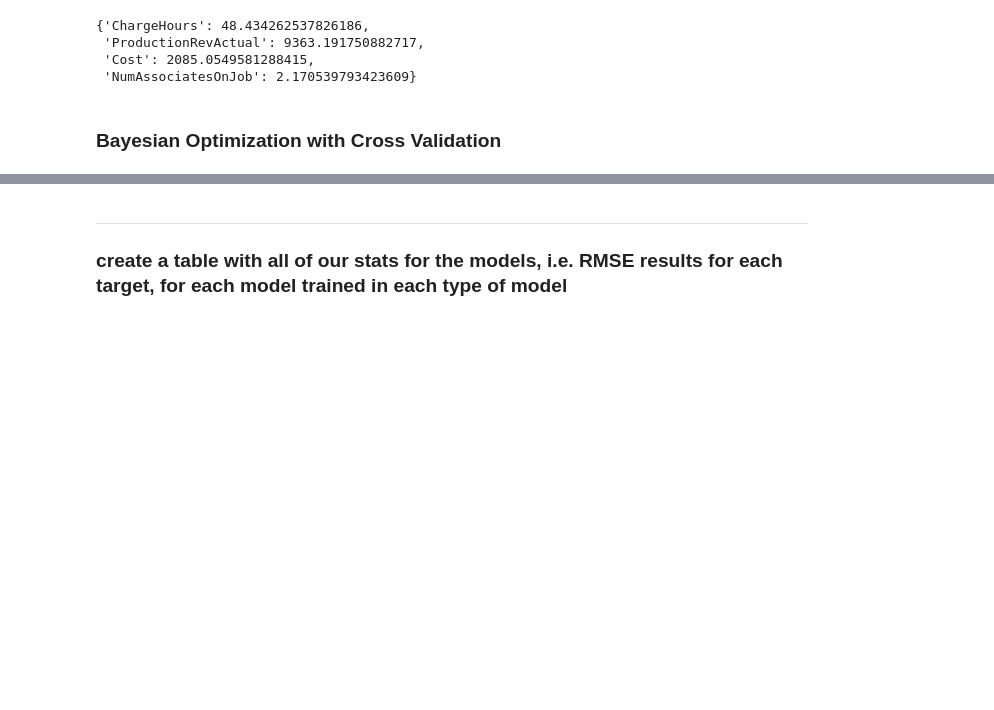
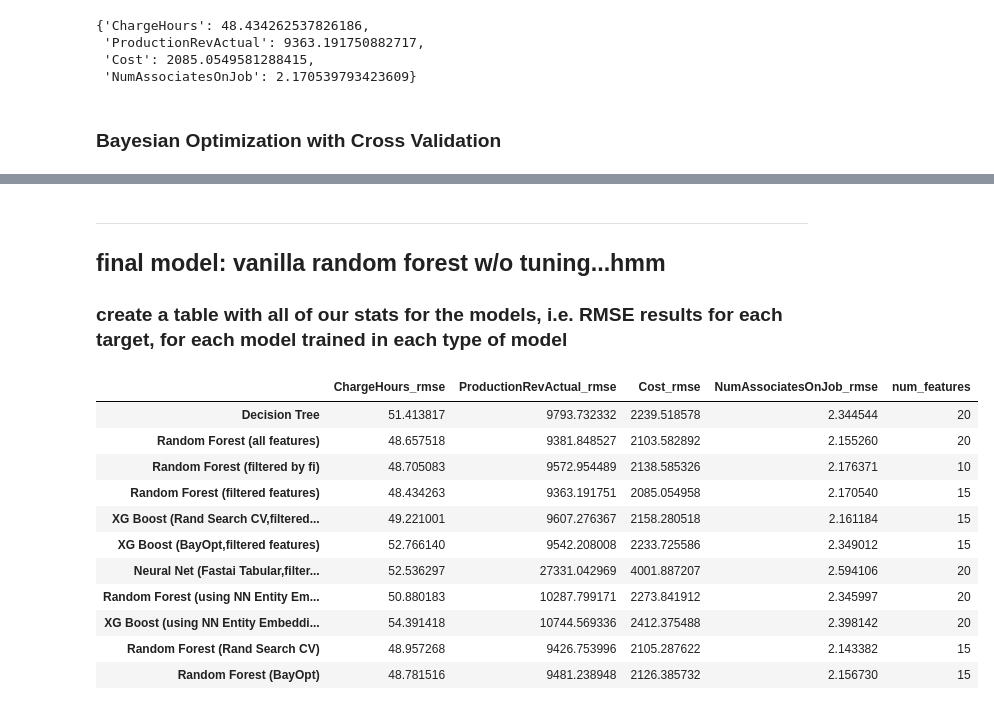
Before and after one commit to yarrib/YB_Capstone_Proj_2022, a Jupyter notebook: NB4_Modeling Using Fastai_DT_RF_NN.ipynb, the cells around one changed output, grey strips where cells are left out. Saved outputs shown, nothing was run; the diff lists cells and outputs as text; code cells hidden in the pictures; blank space fills up the shorter version.

```diff
--- a/NB4_Modeling Using Fastai_DT_RF_NN.ipynb
+++ b/NB4_Modeling Using Fastai_DT_RF_NN.ipynb
@@ -1291,10 +1309,43 @@ print('*'*49)
 # %% [markdown]
 ---
-
+## final model: vanilla random forest w/o tuning...hmm
 ### create a table with all of our stats for the models, i.e. RMSE results for each target, for each model trained in each type of model
 # %%
-model_classes = ['Decision Tree', 'Random Forest (all features)', 'Random Forest (all features)', 'Random Forest (filtered features)', 'XG Boost (Rand Search CV,filtered features)'
-                 , 'XG Boost (BayOpt,filtered features)', 'Neural Net (Fastai Tabular,filtered features)', 'Random Forest (using NN Entity Embeddings,filtered features)'
-                 , 'XG Boost (using NN Entity Embeddings)', 'Random Forest (Rand Search CV)', 'Random Forest (BayOpt']
+model_classes = ['Decision Tree', 'Random Forest (all features)', 'Random Forest (filtered by fi)', 'Random Forest (filtered features)', 'XG Boost (Rand Search CV,filtered features)'
+                 , 'XG Boost (BayOpt,filtered features)', 'Neural Net (Fastai Tabular,filtered features)', 'Random Forest (using NN Entity Embeddings)'
+                 , 'XG Boost (using NN Entity Embeddings)', 'Random Forest (Rand Search CV)', 'Random Forest (BayOpt)']
 
-what_we_are_predicting = targets
+# cleanup our value dicts
+dt_results_2= {k.replace(' pred stats (rmse,r2)',''):v[0] for k,v in dt_results.items()} # it was messy
+rf_base_results_2 = {k.replace(' pred stats (rmse,r2)',''):v[0] for k,v in rf_base_results.items()} # it was messy
+nn_mod_rmse_dict = dict(zip(targets,[float(x) for x in best_nn_model_rmses])) # convert from tensor list
+
+# instantiate our dict object
+value_dicts = [dt_results_2, rf_base_results_2,rf_with_fi_fs_rmses,filtered_rf_rmses,xgb_rmses
+              ,xgb_bayopt_rmses,nn_mod_rmse_dict,emb_rmse_rf
+              ,emb_rmse_xgb,rf_rand_search_rmses,rfr_bayopt_rmses]
+build_dict = dict(zip(model_classes, [{f'{k}_rmse':v for k,v in res.items()} for res in value_dicts]))
+
+# create transposed df
+rmse_dict = pd.DataFrame.from_dict(build_dict).T
+
+# add n-feature col
+n_features = [20,20,10,15,15,15,20,20,20,15,15]
+rmse_dict['num_features'] = n_features
+
+#show
+#rmse_dict.style.highlight_min(color='lightgreen', axis=0, subset=['ChargeHours_rmse','ProductionRevActual_rmse','Cost_rmse','NumAssociatesOnJob_rmse'])
+rmse_dict.style.highlight_min(color='lightgreen', axis=0, subset=['ChargeHours_rmse','ProductionRevActual_rmse','Cost_rmse','NumAssociatesOnJob_rmse'])
+# %% [output]
+|  | ChargeHours_rmse | ProductionRevActual_rmse | Cost_rmse | NumAssociatesOnJob_rmse | num_features |
+| Decision Tree | 51.413817 | 9793.732332 | 2239.518578 | 2.344544 | 20 |
+| Random Forest (all features) | 48.657518 | 9381.848527 | 2103.582892 | 2.155260 | 20 |
+| Random Forest (filtered by fi) | 48.705083 | 9572.954489 | 2138.585326 | 2.176371 | 10 |
+| Random Forest (filtered features) | 48.434263 | 9363.191751 | 2085.054958 | 2.170540 | 15 |
+| XG Boost (Rand Search CV,filtered... | 49.221001 | 9607.276367 | 2158.280518 | 2.161184 | 15 |
+| XG Boost (BayOpt,filtered features) | 52.766140 | 9542.208008 | 2233.725586 | 2.349012 | 15 |
+| Neural Net (Fastai Tabular,filter... | 52.536297 | 27331.042969 | 4001.887207 | 2.594106 | 20 |
+| Random Forest (using NN Entity Em... | 50.880183 | 10287.799171 | 2273.841912 | 2.345997 | 20 |
+| XG Boost (using NN Entity Embeddi... | 54.391418 | 10744.569336 | 2412.375488 | 2.398142 | 20 |
+| Random Forest (Rand Search CV) | 48.957268 | 9426.753996 | 2105.287622 | 2.143382 | 15 |
+| Random Forest (BayOpt) | 48.781516 | 9481.238948 | 2126.385732 | 2.156730 | 15 |
```
Also changed, not shown: parts of 17 cells of this notebook.
